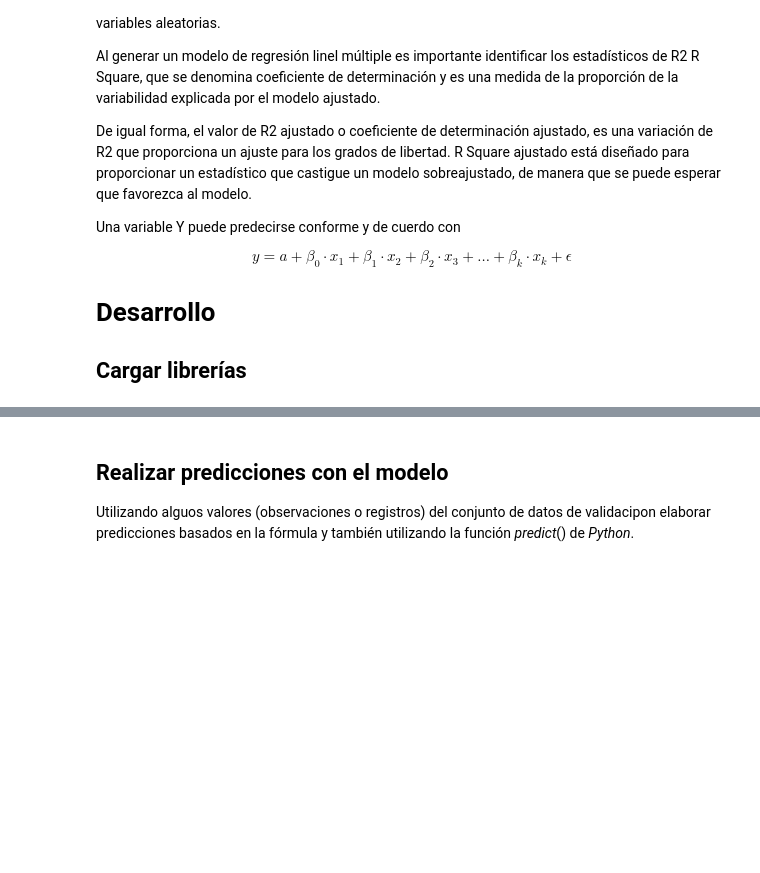
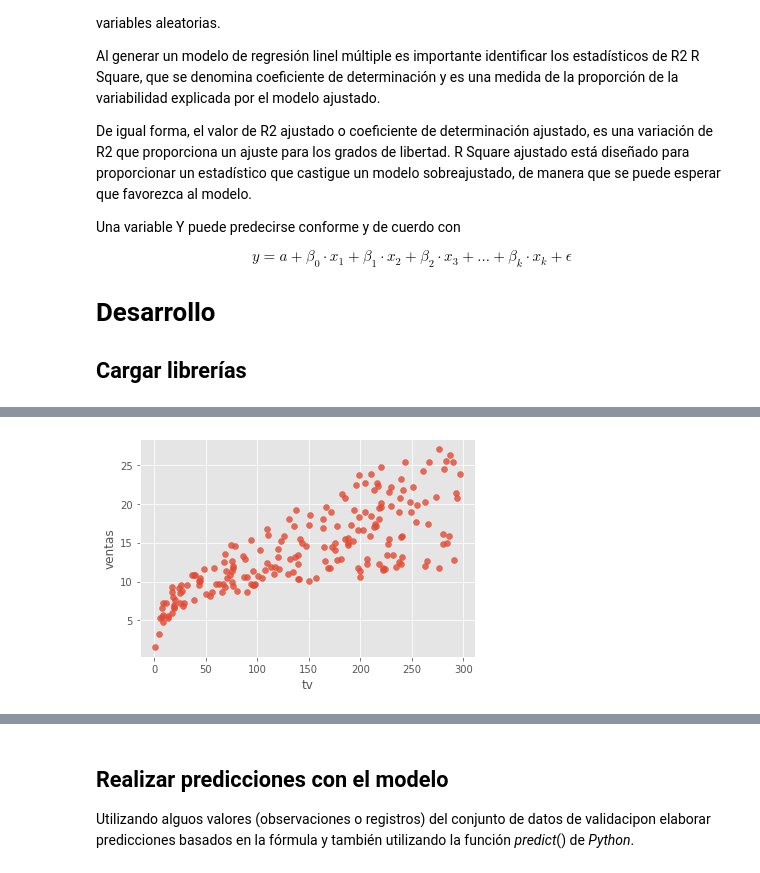
Before and after one commit to rpizarrog/Analisis-Inteligente-de-datos, a Jupyter notebook: bloc de notas/Caso_9_Regresión_Lineal_Múltiple.ipynb, the cells around one changed output, grey strips where cells are left out. Cells and saved outputs as stored; diff of their text form; code cells hidden in the pictures; blank space fills up the shorter version.

```diff
--- a/bloc de notas/Caso_9_Regresión_Lineal_Múltiple.ipynb
+++ b/bloc de notas/Caso_9_Regresión_Lineal_Múltiple.ipynb
@@ -48,8 +49,31 @@ $$
 # %%
 import pandas as pd
 import numpy as np
+
+# Gráficos
+# ==============================================================================
 import matplotlib.pyplot as plt
+from matplotlib import style
+import seaborn as sns
+
+# Configuración matplotlib
+# ==============================================================================
+plt.style.use('ggplot')
+
+# Configuración warnings
+# ==============================================================================
+
+# Preprocesado y análisis y para correlaciones
+# ==============================================================================
+import statsmodels.api as sm
+from scipy import stats
+from scipy.stats import pearsonr
+
+
 from pandas import DataFrame,Series
 # from sklearn.cross_validation import train_test_split
 from sklearn.model_selection import train_test_split # Partir datos
 from sklearn.linear_model import LinearRegression
+
+import warnings
+warnings.filterwarnings('ignore')
@@ -59,0 +202,7 @@ from sklearn.linear_model import LinearRegression
+# %%
+fig, ax = plt.subplots(1, 1, figsize=(6,4))
+ax.scatter(x=datos.tv, y=datos.ventas, alpha= 0.8)
+ax.set_xlabel('tv')
+ax.set_ylabel('ventas');
+# %% [output]
+[figure, added]
```
Also changed, not shown: parts of 31 cells of this notebook.
